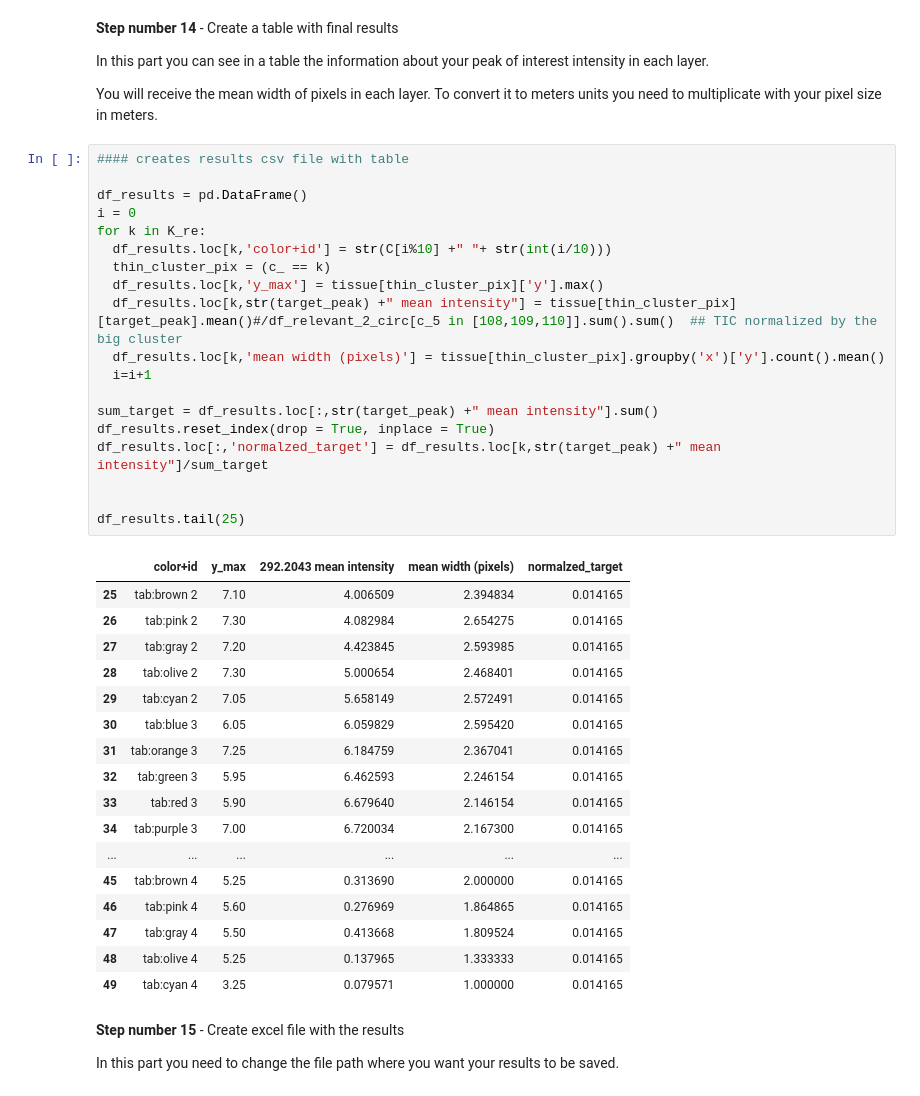
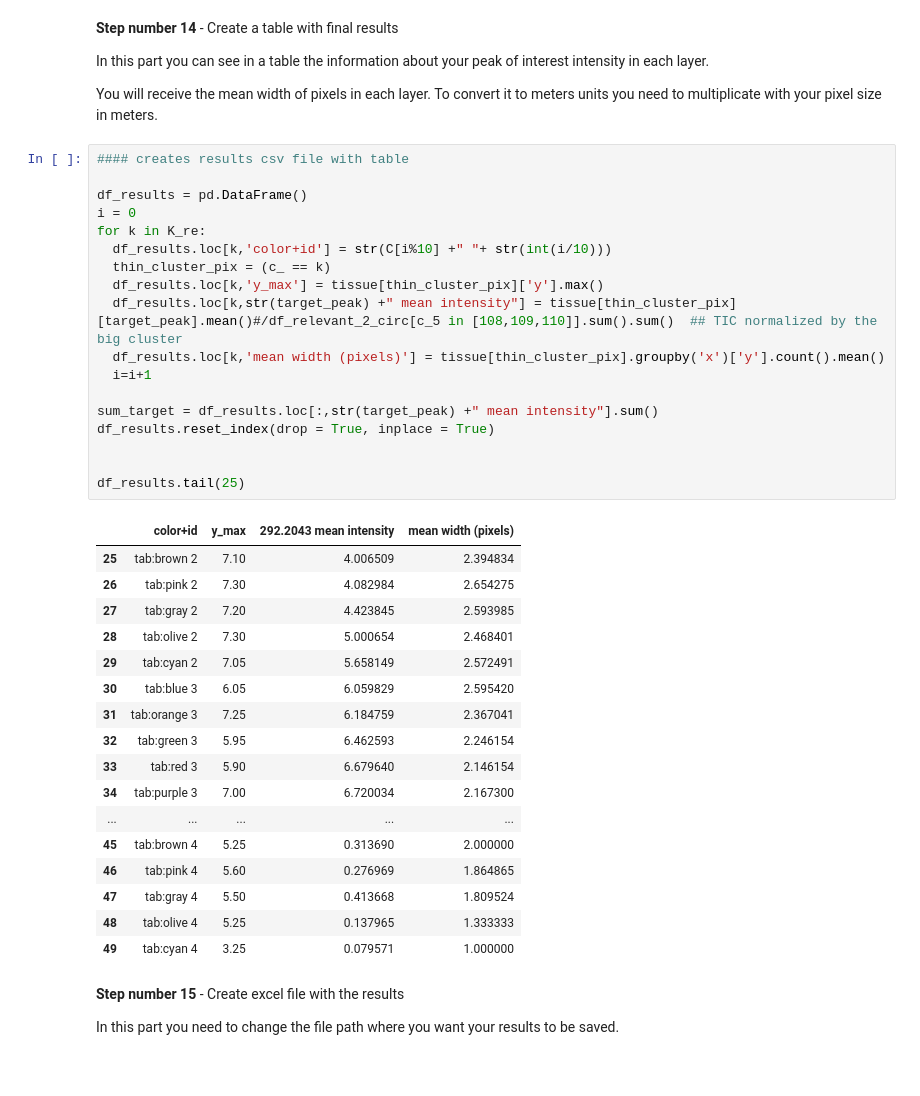
Before and after one commit to einavres/New_Tissue_Layering_Tool, a Jupyter notebook: Layering_tool.ipynb, the cells around one changed output. Saved outputs shown, nothing was run; the diff lists cells and outputs as text.

```diff
--- a/Layering_tool.ipynb
+++ b/Layering_tool.ipynb
@@ -404,40 +404,39 @@ You will receive the mean width of pixels in each layer. To convert it to meters
 # %%
 #### creates results csv file with table
 
 df_results = pd.DataFrame()
 i = 0
 for k in K_re:
   df_results.loc[k,'color+id'] = str(C[i%10] +" "+ str(int(i/10)))
   thin_cluster_pix = (c_ == k)
   df_results.loc[k,'y_max'] = tissue[thin_cluster_pix]['y'].max()
   df_results.loc[k,str(target_peak) +" mean intensity"] = tissue[thin_cluster_pix][target_peak].mean()#/df_relevant_2_circ[c_5 in [108,109,110]].sum().sum()  ## TIC normalized by the big cluster
   df_results.loc[k,'mean width (pixels)'] = tissue[thin_cluster_pix].groupby('x')['y'].count().mean()
   i=i+1
 
 sum_target = df_results.loc[:,str(target_peak) +" mean intensity"].sum()
 df_results.reset_index(drop = True, inplace = True)
-df_results.loc[:,'normalzed_target'] = df_results.loc[k,str(target_peak) +" mean intensity"]/sum_target
 
 
 df_results.tail(25)
 # %% [output]
-|  | color+id | y_max | 292.2043 mean intensity | mean width (pixels) | normalzed_target |
-| 25 | tab:brown 2 | 7.10 | 4.006509 | 2.394834 | 0.014165 |
-| 26 | tab:pink 2 | 7.30 | 4.082984 | 2.654275 | 0.014165 |
-| 27 | tab:gray 2 | 7.20 | 4.423845 | 2.593985 | 0.014165 |
-| 28 | tab:olive 2 | 7.30 | 5.000654 | 2.468401 | 0.014165 |
-| 29 | tab:cyan 2 | 7.05 | 5.658149 | 2.572491 | 0.014165 |
-| 30 | tab:blue 3 | 6.05 | 6.059829 | 2.595420 | 0.014165 |
-| 31 | tab:orange 3 | 7.25 | 6.184759 | 2.367041 | 0.014165 |
-| 32 | tab:green 3 | 5.95 | 6.462593 | 2.246154 | 0.014165 |
-| 33 | tab:red 3 | 5.90 | 6.679640 | 2.146154 | 0.014165 |
-| 34 | tab:purple 3 | 7.00 | 6.720034 | 2.167300 | 0.014165 |
-| ... | ... | ... | ... | ... | ... |
-| 45 | tab:brown 4 | 5.25 | 0.313690 | 2.000000 | 0.014165 |
-| 46 | tab:pink 4 | 5.60 | 0.276969 | 1.864865 | 0.014165 |
-| 47 | tab:gray 4 | 5.50 | 0.413668 | 1.809524 | 0.014165 |
-| 48 | tab:olive 4 | 5.25 | 0.137965 | 1.333333 | 0.014165 |
-| 49 | tab:cyan 4 | 3.25 | 0.079571 | 1.000000 | 0.014165 |
+|  | color+id | y_max | 292.2043 mean intensity | mean width (pixels) |
+| 25 | tab:brown 2 | 7.10 | 4.006509 | 2.394834 |
+| 26 | tab:pink 2 | 7.30 | 4.082984 | 2.654275 |
+| 27 | tab:gray 2 | 7.20 | 4.423845 | 2.593985 |
+| 28 | tab:olive 2 | 7.30 | 5.000654 | 2.468401 |
+| 29 | tab:cyan 2 | 7.05 | 5.658149 | 2.572491 |
+| 30 | tab:blue 3 | 6.05 | 6.059829 | 2.595420 |
+| 31 | tab:orange 3 | 7.25 | 6.184759 | 2.367041 |
+| 32 | tab:green 3 | 5.95 | 6.462593 | 2.246154 |
+| 33 | tab:red 3 | 5.90 | 6.679640 | 2.146154 |
+| 34 | tab:purple 3 | 7.00 | 6.720034 | 2.167300 |
+| ... | ... | ... | ... | ... |
+| 45 | tab:brown 4 | 5.25 | 0.313690 | 2.000000 |
+| 46 | tab:pink 4 | 5.60 | 0.276969 | 1.864865 |
+| 47 | tab:gray 4 | 5.50 | 0.413668 | 1.809524 |
+| 48 | tab:olive 4 | 5.25 | 0.137965 | 1.333333 |
+| 49 | tab:cyan 4 | 3.25 | 0.079571 | 1.000000 |
 # %% [markdown]
 **Step number 15** - Create excel file with the results
 
```
